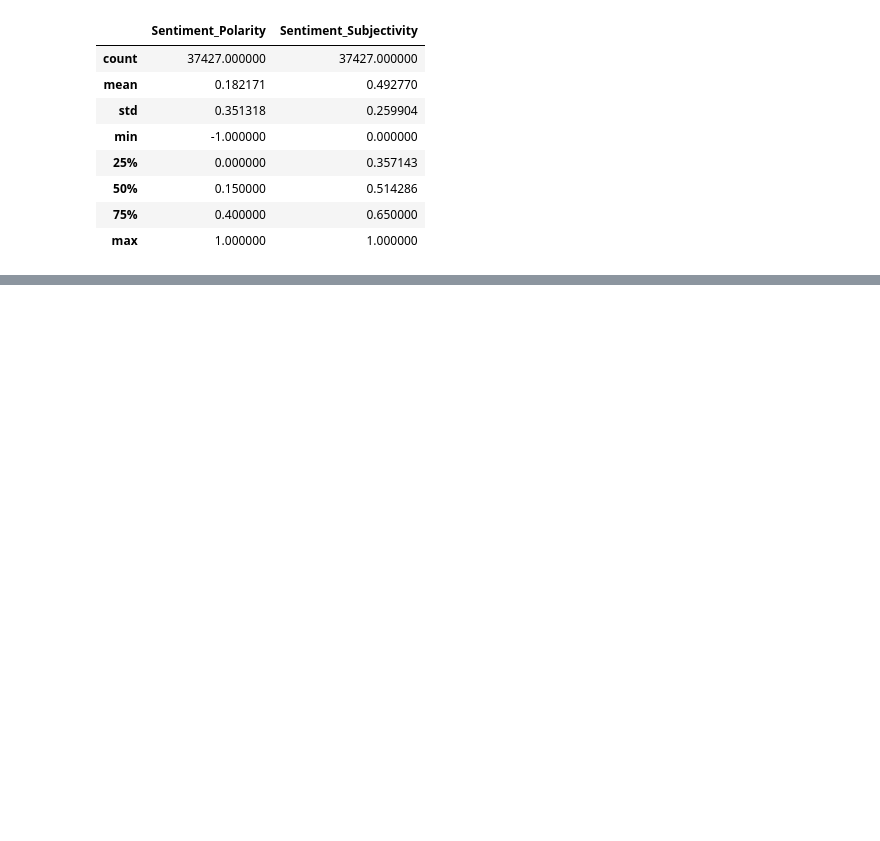
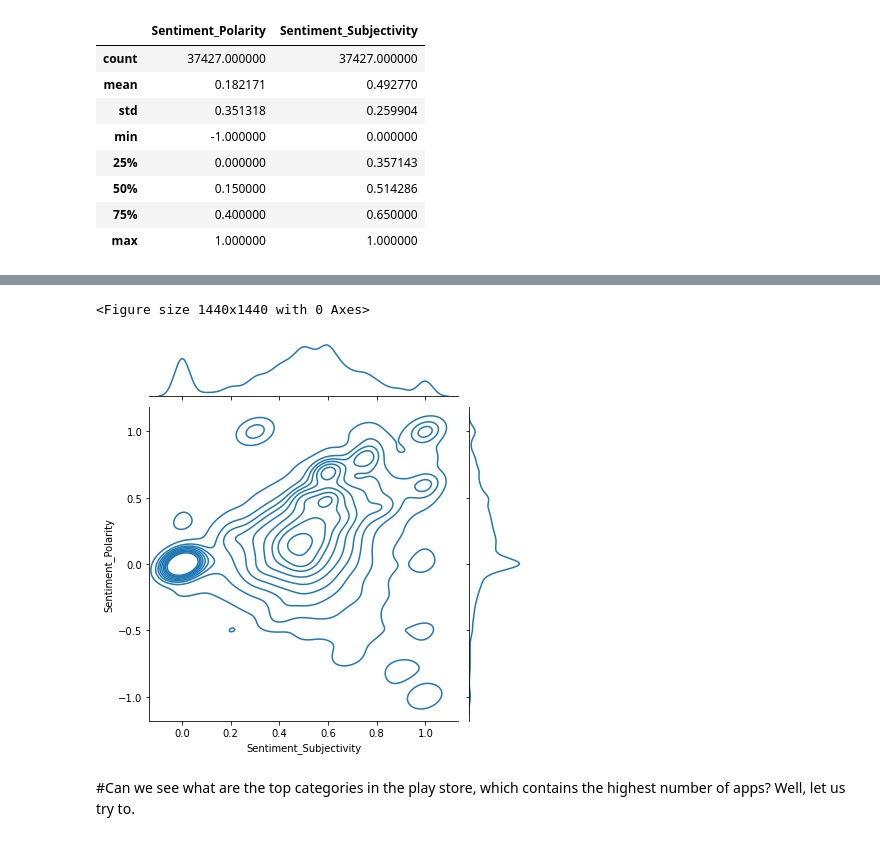
Before and after one commit to Bishawa/play-store-app-review-analysis, a Jupyter notebook: Bishawajeet_Singha_Play_Store_App_Review_Analysis.ipynb, the cells around one changed output, grey strips where cells are left out. Cells and saved outputs as stored; diff of their text form; code cells hidden in the pictures; blank space fills up the shorter version.

```diff
--- a/Bishawajeet_Singha_Play_Store_App_Review_Analysis.ipynb
+++ b/Bishawajeet_Singha_Play_Store_App_Review_Analysis.ipynb
@@ -562,0 +586,9 @@ review_df.groupby('Sentiment')['Sentiment_Polarity'].count().reset_index()
+# %%
+plt.figure(figsize = (20,20))
+g = sns.jointplot(data=review_df, x="Sentiment_Subjectivity", y="Sentiment_Polarity", kind = 'kde')
+plt.show()
+# %% [output]
+<Figure size 1440x1440 with 0 Axes>
+[figure, added]
+# %% [markdown]
+#Can we see what are the top categories in the play store, which contains the highest number of apps? Well, let us try to.
```
Also changed, not shown: parts of 19 cells of this notebook.
